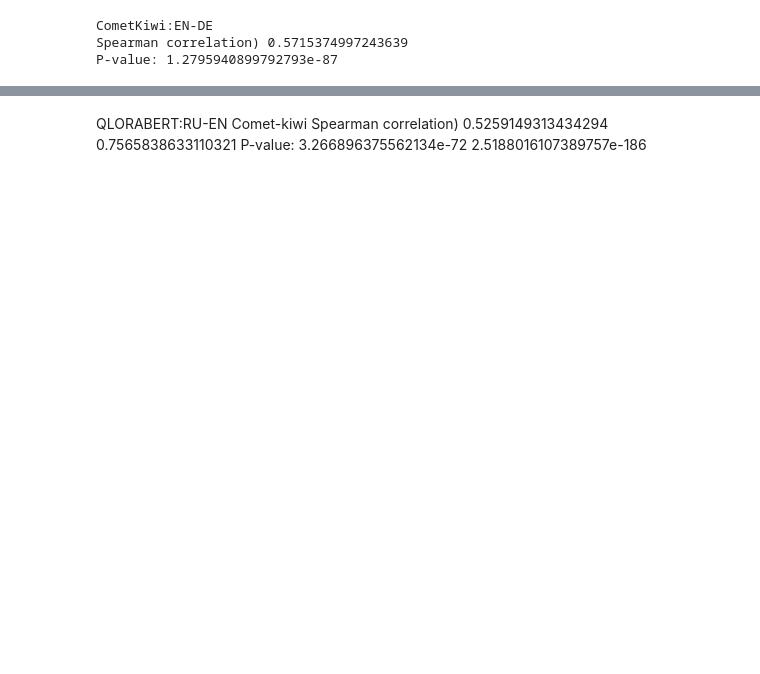
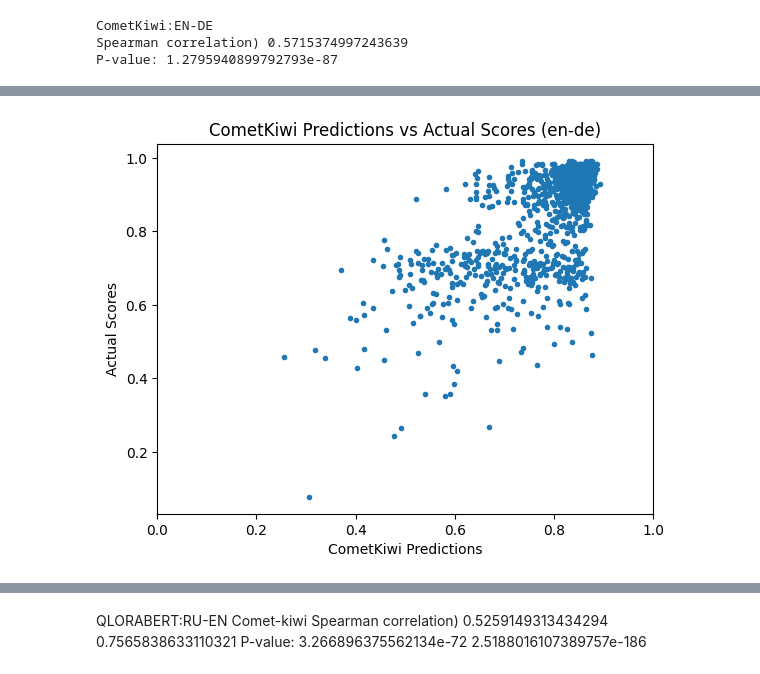
Before and after one commit to TheZichLiang/FineGrainedErrorDetection, a Jupyter notebook: Niko_QLoRA_finetune.ipynb, the cells around one changed output, grey strips where cells are left out. Drawn from its saved outputs; the diff is of its cells as text; code cells hidden in the pictures; blank space fills up the shorter version.

```diff
--- a/Niko_QLoRA_finetune.ipynb
+++ b/Niko_QLoRA_finetune.ipynb
@@ -392,0 +427,9 @@ P-value: 1.2795940899792793e-87
+# %%
+plt.scatter(comet_kiwi_results, baseline_results, marker='.')
+plt.xlim([0, 1])
+plt.xlabel('CometKiwi Predictions')
+plt.ylabel('Actual Scores')
+plt.title(f'CometKiwi Predictions vs Actual Scores ({lang})')
+plt.savefig(f'scatter_cometkiwi_{lang}')
+# %% [output]
+[figure, added]
```
Also changed, not shown: parts of 20 cells of this notebook.
